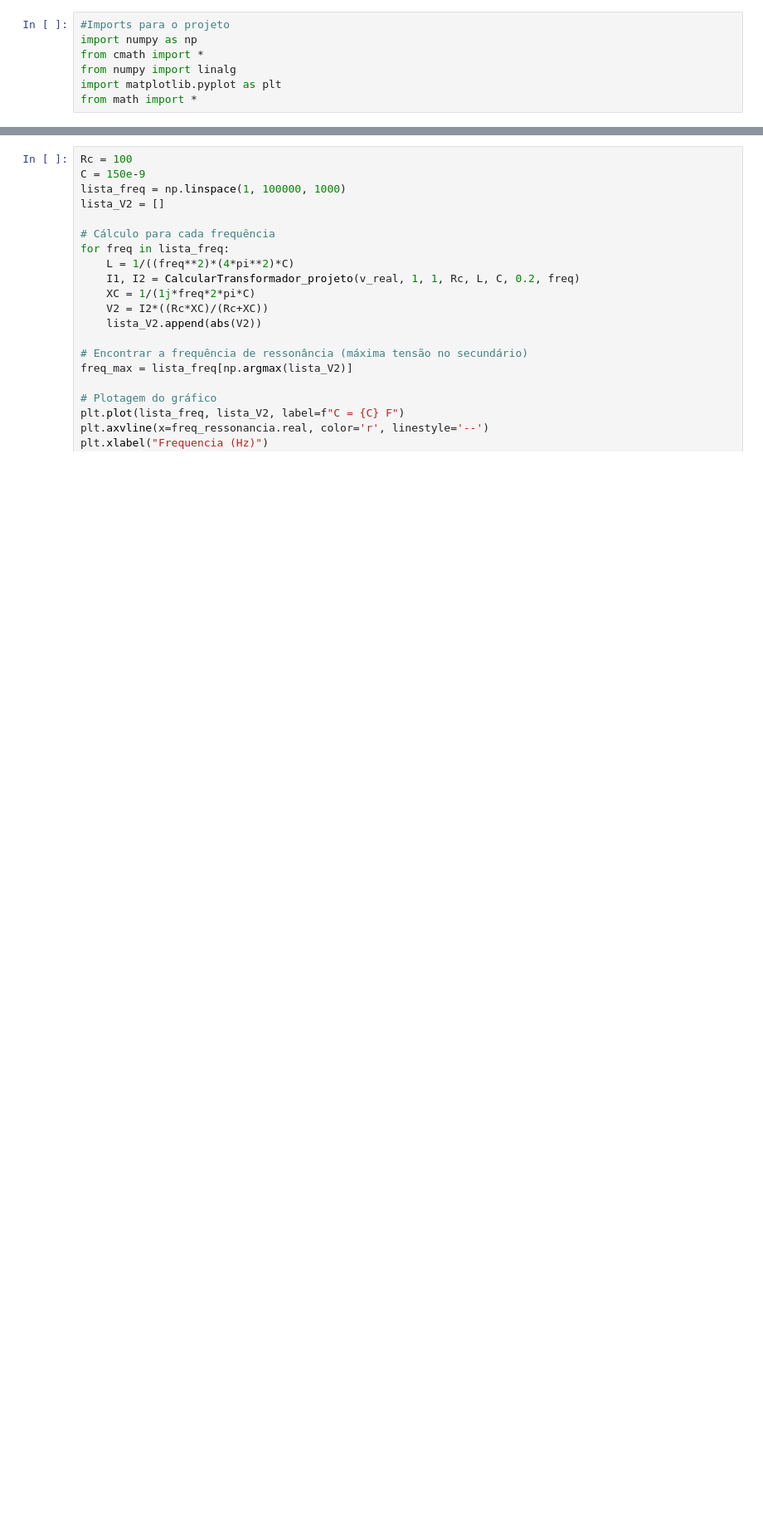
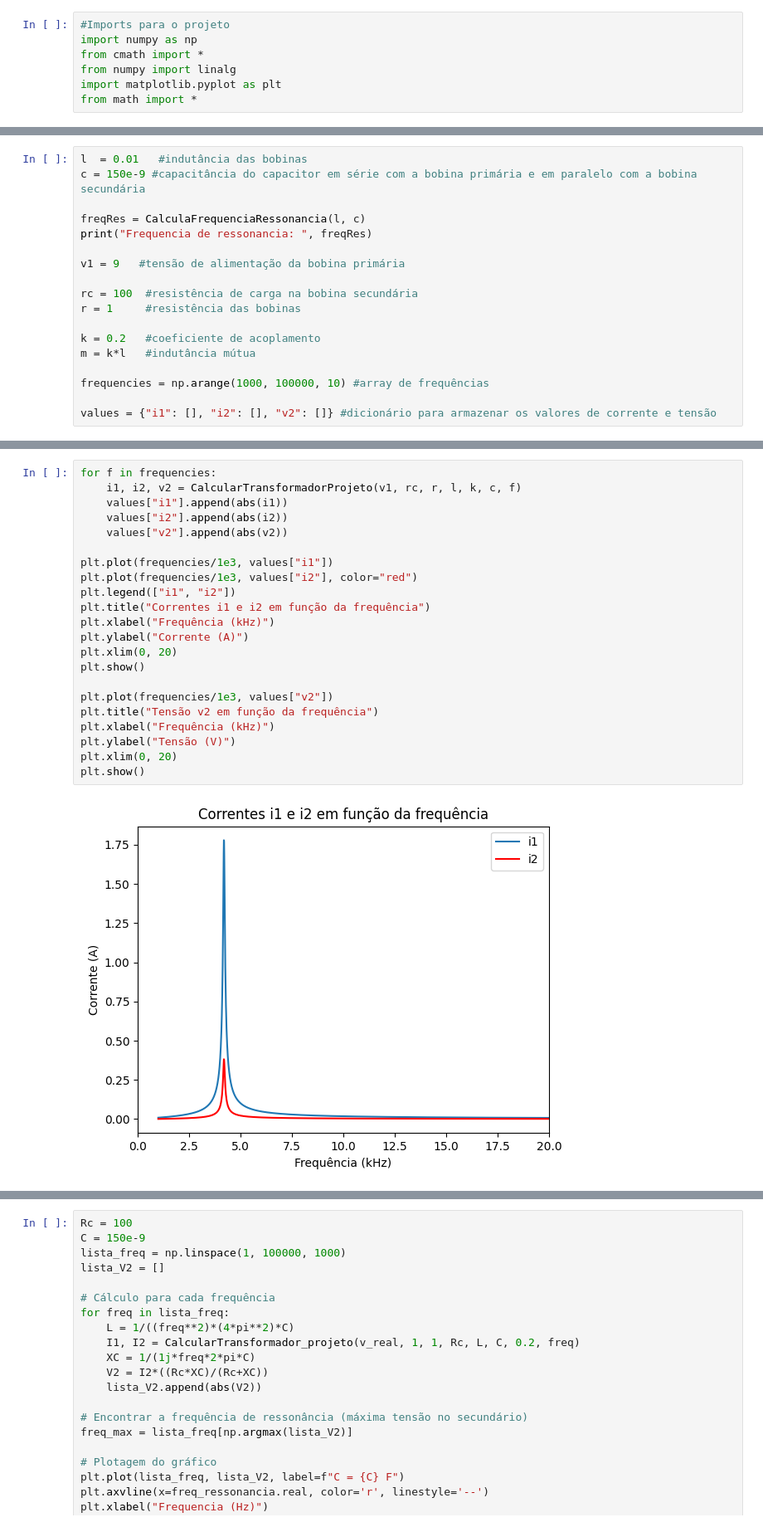
Before and after one commit to gustavoeso/Projeto_mag_2023.2, a Jupyter notebook: projeto.ipynb, the cells around one changed output, grey strips where cells are left out. Shown at 83% size. Drawn from its saved outputs; the diff is of its cells as text; blank space fills up the shorter version.

```diff
--- a/projeto.ipynb
+++ b/projeto.ipynb
@@ -94,0 +125,18 @@ https://www.circuitlab.com/circuit/jvdk2ygpev75/circuito_eletromag/
+# %%
+l  = 0.01   #indutância das bobinas
+c = 150e-9 #capacitância do capacitor em série com a bobina primária e em paralelo com a bobina secundária
+
+freqRes = CalculaFrequenciaRessonancia(l, c)
+print("Frequencia de ressonancia: ", freqRes)
+
+v1 = 9   #tensão de alimentação da bobina primária
+
+rc = 100  #resistência de carga na bobina secundária
+r = 1     #resistência das bobinas
+
+k = 0.2   #coeficiente de acoplamento
+m = k*l   #indutância mútua
+
+frequencies = np.arange(1000, 100000, 10) #array de frequências
+
+values = {"i1": [], "i2": [], "v2": []} #dicionário para armazenar os valores de corrente e tensão
@@ -94,0 +149,24 @@ https://www.circuitlab.com/circuit/jvdk2ygpev75/circuito_eletromag/
+# %%
+for f in frequencies:
+    i1, i2, v2 = CalcularTransformadorProjeto(v1, rc, r, l, k, c, f)
+    values["i1"].append(abs(i1))
+    values["i2"].append(abs(i2))
+    values["v2"].append(abs(v2))
+
+plt.plot(frequencies/1e3, values["i1"])
+plt.plot(frequencies/1e3, values["i2"], color="red")
+plt.legend(["i1", "i2"])
+plt.title("Correntes i1 e i2 em função da frequência")
+plt.xlabel("Frequência (kHz)")
+plt.ylabel("Corrente (A)")
+plt.xlim(0, 20)
+plt.show()
+
+plt.plot(frequencies/1e3, values["v2"])
+plt.title("Tensão v2 em função da frequência")
+plt.xlabel("Frequência (kHz)")
+plt.ylabel("Tensão (V)")
+plt.xlim(0, 20)
+plt.show()
+# %% [output]
+[figure, added]
```
Also changed, not shown: parts of 52 cells of this notebook, 1 other file.
